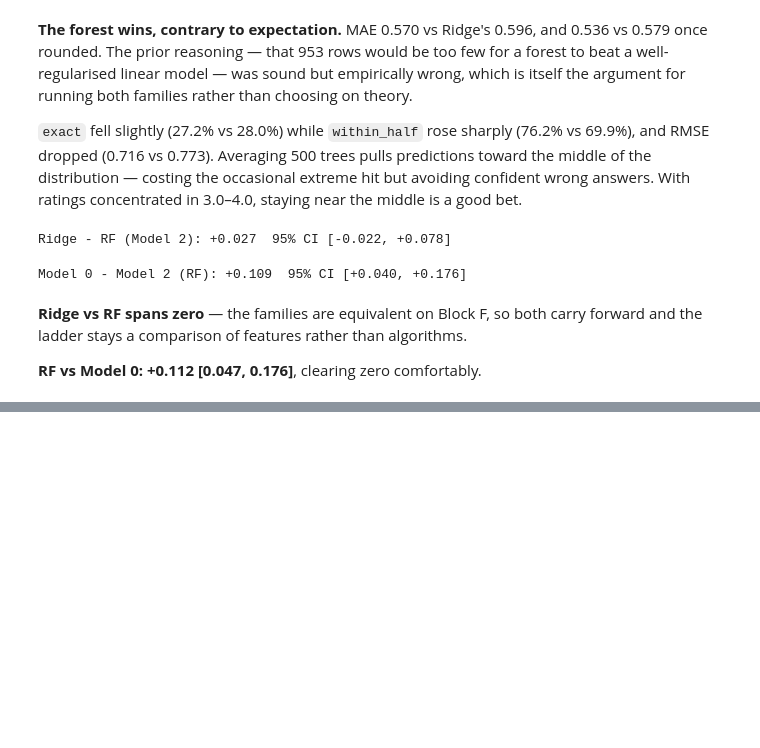
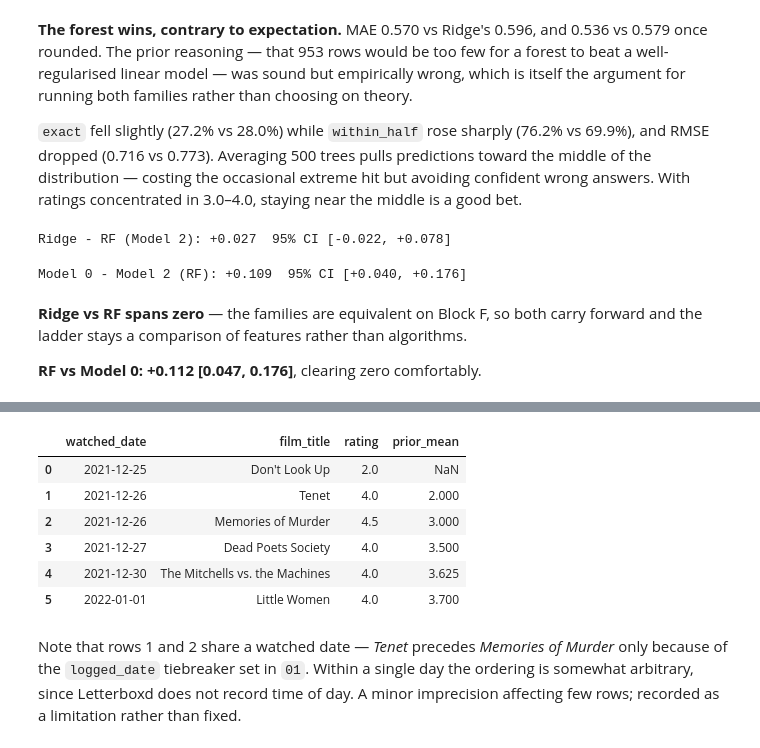
Before and after one commit to Roborohan/Letterboxd-Regression-Capstone, a Jupyter notebook: 04_models.ipynb, the cells around one changed output, grey strips where cells are left out. Cells and saved outputs as stored; diff of their text form; code cells hidden in the pictures; blank space fills up the shorter version.

```diff
--- a/04_models.ipynb
+++ b/04_models.ipynb
@@ -574,0 +600,21 @@ carry forward and the ladder stays a comparison of features rather than algorith
+# %%
+def expanding_mean(ratings):
+    """Mean of all strictly-earlier values. NaN for the first row."""
+    return ratings.shift(1).expanding().mean()
+
+check = df[["watched_date", "film_title", "rating"]].head(6).copy()
+check["prior_mean"] = expanding_mean(df["rating"]).head(6)
+check
+# %% [output]
+|  | watched_date | film_title | rating | prior_mean |
+| 0 | 2021-12-25 | Don't Look Up | 2.0 | NaN |
+| 1 | 2021-12-26 | Tenet | 4.0 | 2.000 |
+| 2 | 2021-12-26 | Memories of Murder | 4.5 | 3.000 |
+| 3 | 2021-12-27 | Dead Poets Society | 4.0 | 3.500 |
+| 4 | 2021-12-30 | The Mitchells vs. the Machines | 4.0 | 3.625 |
+| 5 | 2022-01-01 | Little Women | 4.0 | 3.700 |
+# %% [markdown]
+Note that rows 1 and 2 share a watched date — *Tenet* precedes *Memories of
+Murder* only because of the `logged_date` tiebreaker set in `01`. Within a single day
+the ordering is somewhat arbitrary, since Letterboxd does not record time of day.
+A minor imprecision affecting few rows; recorded as a limitation rather than fixed.
```
Also changed, not shown: parts of 13 cells of this notebook.
